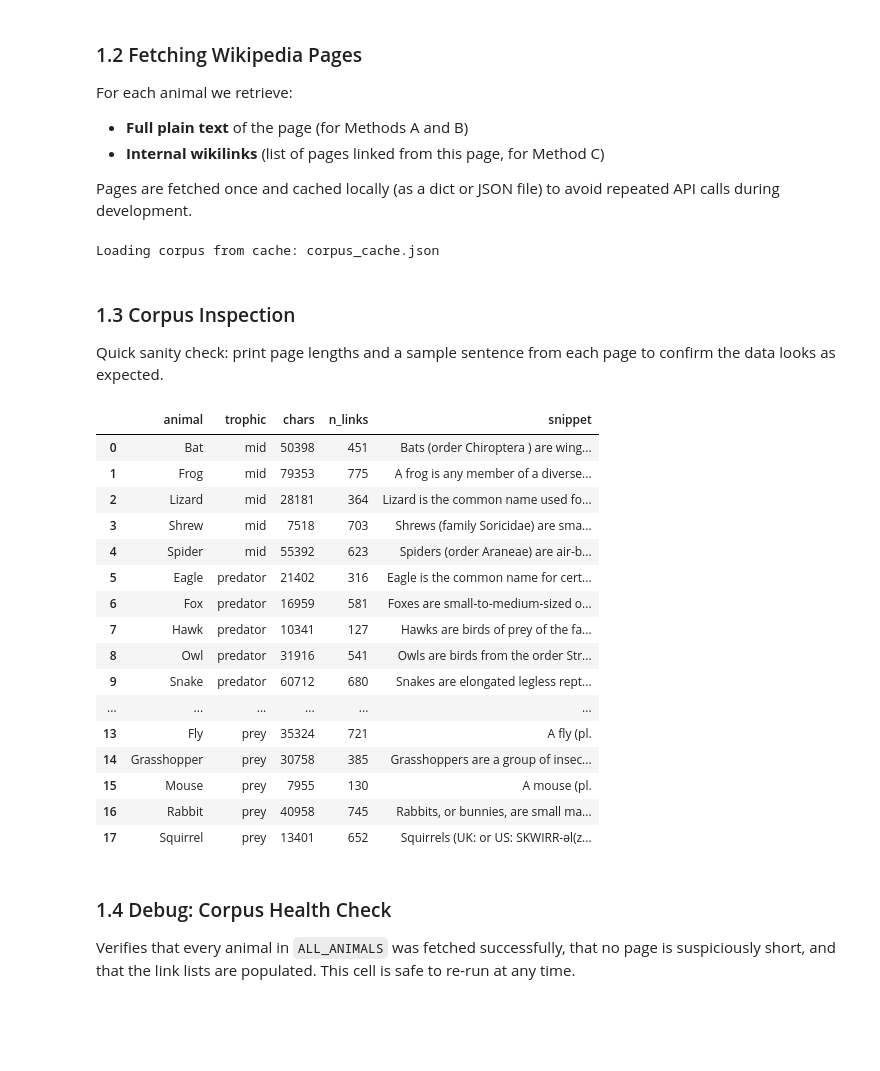
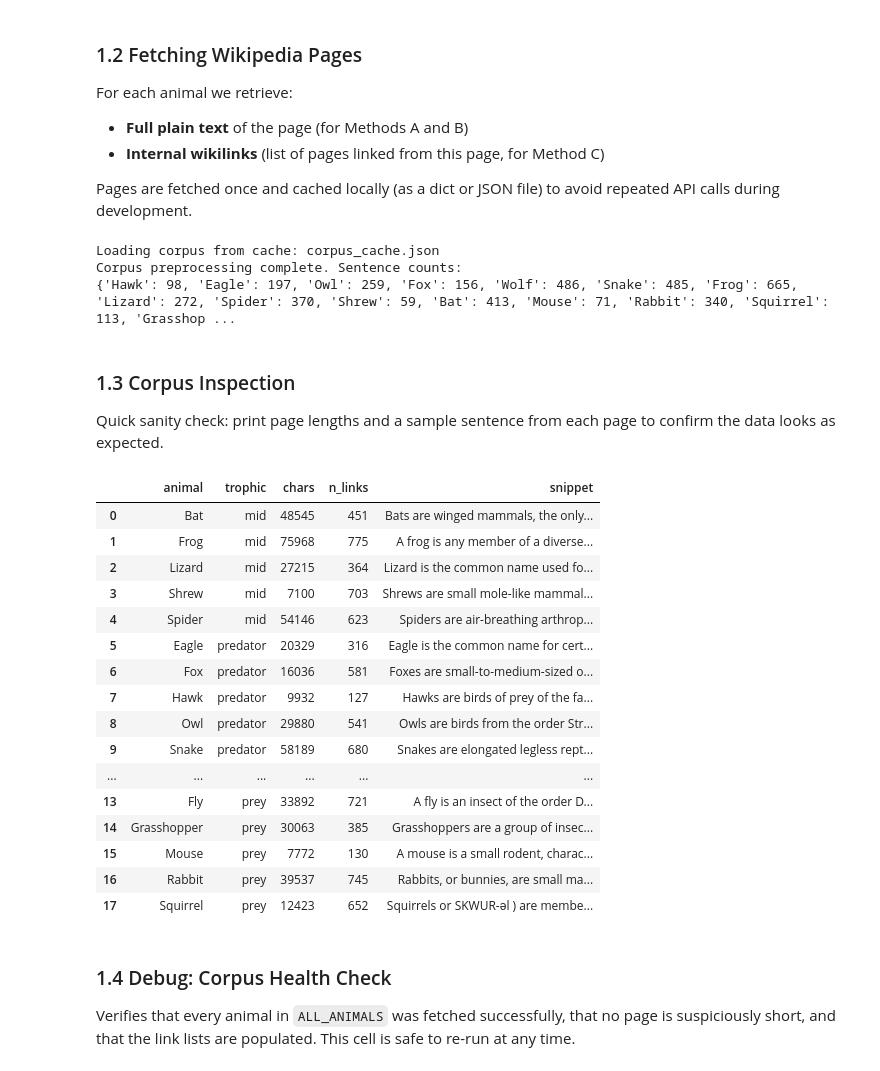
Before and after one commit to MAI-Glockchen/Natural_Language_Processing, a Jupyter notebook: Project2/Code/who_hunts_who.ipynb, the cells around one changed output. Saved outputs shown, nothing was run; the diff lists cells and outputs as text; code cells hidden in the pictures; blank space fills up the shorter version.

```diff
--- a/Project2/Code/who_hunts_who.ipynb
+++ b/Project2/Code/who_hunts_who.ipynb
@@ -110,6 +136,7 @@ Pages are fetched once and cached locally (as a dict or JSON file) to avoid repe
 # %%
 # 1.2 Fetch and cache Wikipedia pages
 CACHE_PATH = Path("corpus_cache.json")
+
 
 def build_bootstrap_corpus(page_map: dict) -> dict:
     """Small offline fallback corpus."""
@@ -136,6 +163,7 @@ def build_bootstrap_corpus(page_map: dict) -> dict:
         }
         for animal in page_map.keys()
     }
+
 
 def fetch_corpus(page_map: dict, force_refresh: bool = False, allow_bootstrap_fallback: bool = True) -> dict:
     """Fetch Wikipedia pages, prefer cache when present."""
@@ -181,9 +209,37 @@ def fetch_corpus(page_map: dict, force_refresh: bool = False, allow_bootstrap_fa
             return build_bootstrap_corpus(page_map)
         raise
 
+
 wiki_corpus = fetch_corpus(WIKI_PAGE_MAP, force_refresh=False, allow_bootstrap_fallback=True)
+
+
+def preprocess_text(text: str) -> str:
+    text = text or ""
+    text = re.sub(r"\s*\[[^\]]*\]", " ", text)
+    text = re.sub(r"\s*\([^)]*\)", " ", text)
+    text = text.replace("\n", " ")
+    text = re.sub(r"\s+", " ", text).strip()
+    return text
+
+
+def get_sentences(text: str):
+    return [s.strip() for s in re.split(r"(?<=[.!?])\s+", preprocess_text(text)) if s.strip()]
+
+
+def normalize_wiki_corpus(corpus: dict) -> dict:
+    for animal, page in corpus.items():
+        page["clean_text"] = preprocess_text(page.get("text", ""))
+        page["sentences"] = get_sentences(page["clean_text"])
+    return corpus
+
+
+wiki_corpus = normalize_wiki_corpus(wiki_corpus)
+print("Corpus preprocessing complete. Sentence counts:")
+print({animal: len(data["sentences"]) for animal, data in wiki_corpus.items()})
 # %% [output]
 Loading corpus from cache: corpus_cache.json
+Corpus preprocessing complete. Sentence counts:
+{'Hawk': 98, 'Eagle': 197, 'Owl': 259, 'Fox': 156, 'Wolf': 486, 'Snake': 485, 'Frog': 665, 'Lizard': 272, 'Spider': 370, 'Shrew': 59, 'Bat': 413, 'Mouse': 71, 'Rabbit': 340, 'Squirrel': 113, 'Grasshop ...
 # %% [markdown]
 ### 1.3 Corpus Inspection
 
@@ -191,43 +247,42 @@ Quick sanity check: print page lengths and a sample sentence from each page to c
 # %%
 # 1.3  Corpus inspection — page lengths and a sample sentence per animal
 
 rows = []
 for animal, data in wiki_corpus.items():
-    # Grab the first sentence that contains the animal name as a quick sanity snippet
-    sentences = re.split(r'(?<=[.!?])\s+', data["text"])
+    sentences = data.get("sentences", [])
     snippet = next(
-        (s.strip() for s in sentences if animal.lower() in s.lower()),
-        sentences[0].strip() if sentences else "(no text)"
+        (s for s in sentences if animal.lower() in s.lower()),
+        sentences[0] if sentences else "(no text)"
     )
     rows.append({
         "animal":     animal,
         "trophic":    "predator" if animal in PREDATORS else ("mid" if animal in MID_LEVEL else "prey"),
-        "chars":      len(data["text"]),
+        "chars":      len(data.get("clean_text", data.get("text", ""))),
         "n_links":    len(data["links"]),
         "url":        data["url"],
         "snippet":    snippet[:200] + ("..." if len(snippet) > 200 else ""),
     })
 
 corpus_df = pd.DataFrame(rows).sort_values(["trophic", "animal"]).reset_index(drop=True)
 display(corpus_df[["animal", "trophic", "chars", "n_links", "snippet"]])
 # %% [output]
 |  | animal | trophic | chars | n_links | snippet |
-| 0 | Bat | mid | 50398 | 451 | Bats (order Chiroptera ) are wing... |
-| 1 | Frog | mid | 79353 | 775 | A frog is any member of a diverse... |
-| 2 | Lizard | mid | 28181 | 364 | Lizard is the common name used fo... |
-| 3 | Shrew | mid | 7518 | 703 | Shrews (family Soricidae) are sma... |
-| 4 | Spider | mid | 55392 | 623 | Spiders (order Araneae) are air-b... |
-| 5 | Eagle | predator | 21402 | 316 | Eagle is the common name for cert... |
-| 6 | Fox | predator | 16959 | 581 | Foxes are small-to-medium-sized o... |
-| 7 | Hawk | predator | 10341 | 127 | Hawks are birds of prey of the fa... |
-| 8 | Owl | predator | 31916 | 541 | Owls are birds from the order Str... |
-| 9 | Snake | predator | 60712 | 680 | Snakes are elongated legless rept... |
+| 0 | Bat | mid | 48545 | 451 | Bats are winged mammals, the only... |
+| 1 | Frog | mid | 75968 | 775 | A frog is any member of a diverse... |
+| 2 | Lizard | mid | 27215 | 364 | Lizard is the common name used fo... |
+| 3 | Shrew | mid | 7100 | 703 | Shrews are small mole-like mammal... |
+| 4 | Spider | mid | 54146 | 623 | Spiders are air-breathing arthrop... |
+| 5 | Eagle | predator | 20329 | 316 | Eagle is the common name for cert... |
+| 6 | Fox | predator | 16036 | 581 | Foxes are small-to-medium-sized o... |
+| 7 | Hawk | predator | 9932 | 127 | Hawks are birds of prey of the fa... |
+| 8 | Owl | predator | 29880 | 541 | Owls are birds from the order Str... |
+| 9 | Snake | predator | 58189 | 680 | Snakes are elongated legless rept... |
 | ... | ... | ... | ... | ... | ... |
-| 13 | Fly | prey | 35324 | 721 | A fly (pl. |
-| 14 | Grasshopper | prey | 30758 | 385 | Grasshoppers are a group of insec... |
-| 15 | Mouse | prey | 7955 | 130 | A mouse (pl. |
-| 16 | Rabbit | prey | 40958 | 745 | Rabbits, or bunnies, are small ma... |
-| 17 | Squirrel | prey | 13401 | 652 | Squirrels (UK: or US: SKWIRR-əl(z... |
+| 13 | Fly | prey | 33892 | 721 | A fly is an insect of the order D... |
+| 14 | Grasshopper | prey | 30063 | 385 | Grasshoppers are a group of insec... |
+| 15 | Mouse | prey | 7772 | 130 | A mouse is a small rodent, charac... |
+| 16 | Rabbit | prey | 39537 | 745 | Rabbits, or bunnies, are small ma... |
+| 17 | Squirrel | prey | 12423 | 652 | Squirrels or SKWUR-əl ) are membe... |
 # %% [markdown]
 ### 1.4 Debug: Corpus Health Check
 
```
Also changed, not shown: parts of 24 cells of this notebook, 3 other files.
